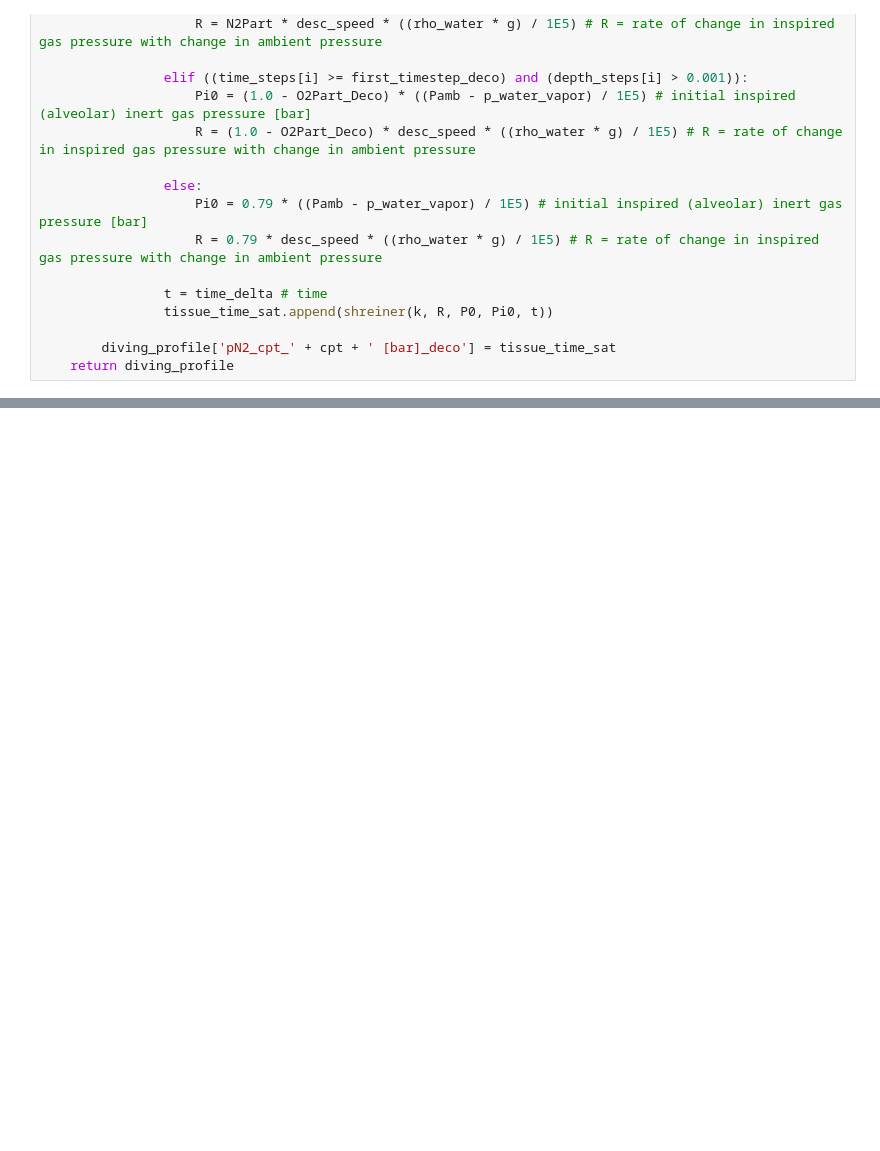
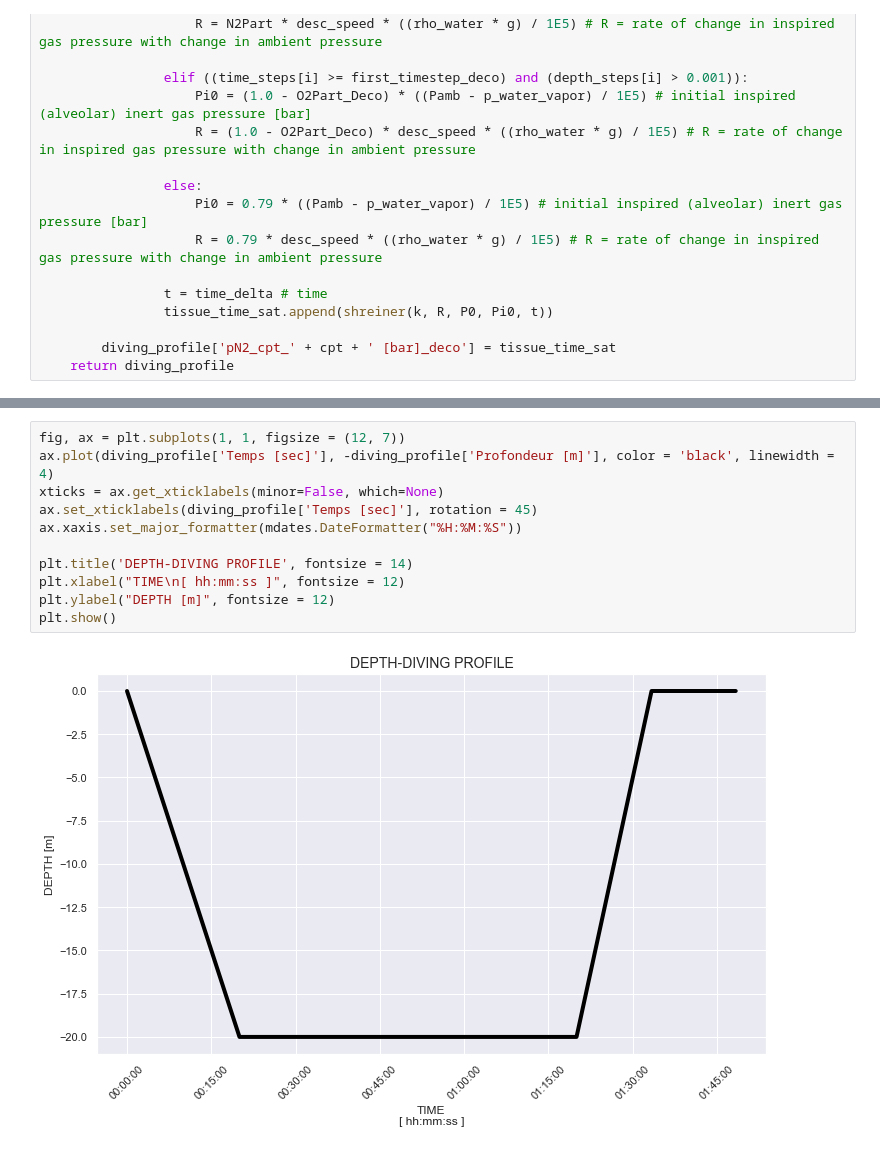
Before and after one commit to BenoitPierson/Deco, a Jupyter notebook: Saturation calculator.ipynb, the cells around one changed output, grey strips where cells are left out. Saved outputs shown, nothing was run; the diff lists cells and outputs as text; blank space fills up the shorter version.

```diff
--- a/Saturation calculator.ipynb
+++ b/Saturation calculator.ipynb
@@ -404,0 +489,13 @@ plt.savefig("saturation_profile_240m.pdf")
+# %%
+fig, ax = plt.subplots(1, 1, figsize = (12, 7))
+ax.plot(diving_profile['Temps [sec]'], -diving_profile['Profondeur [m]'], color = 'black', linewidth = 4)
+xticks = ax.get_xticklabels(minor=False, which=None)
+ax.set_xticklabels(diving_profile['Temps [sec]'], rotation = 45)
+ax.xaxis.set_major_formatter(mdates.DateFormatter("%H:%M:%S"))
+
+plt.title('DEPTH-DIVING PROFILE', fontsize = 14)
+plt.xlabel("TIME\n[ hh:mm:ss ]", fontsize = 12)
+plt.ylabel("DEPTH [m]", fontsize = 12)
+plt.show()
+# %% [output]
+[figure, added]
```
Also changed, not shown: parts of 3 cells of this notebook, 1 other file.
